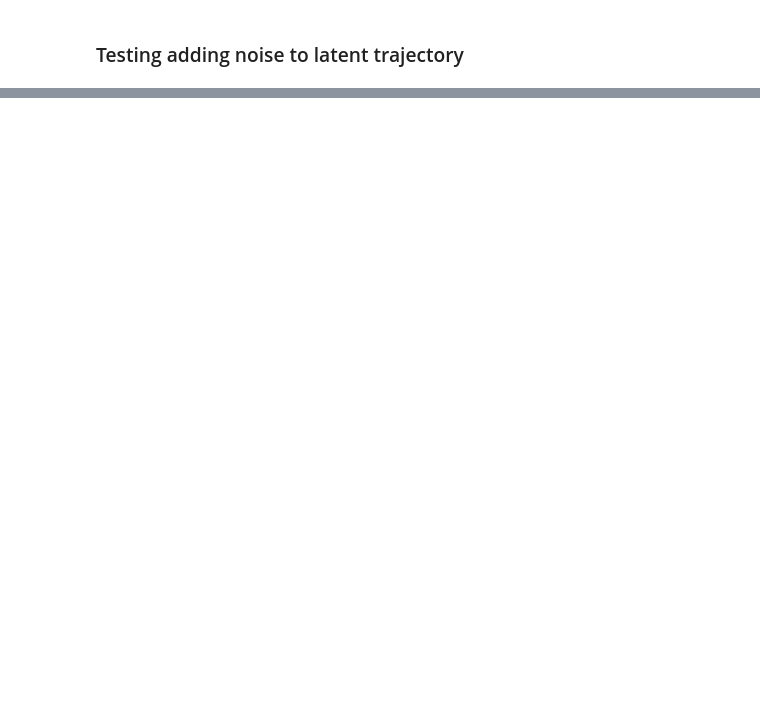
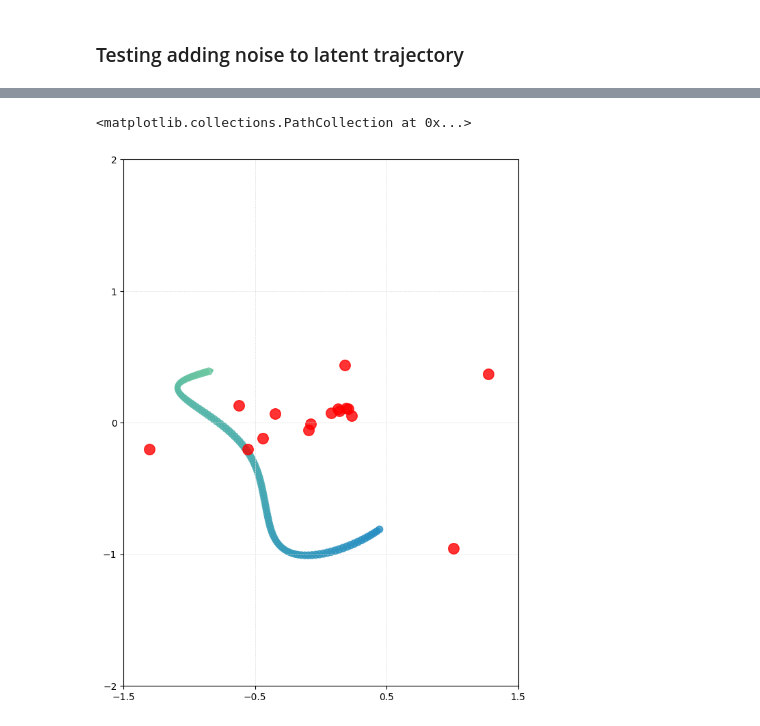
Before and after one commit to sparthaje/quadrotor-diffusion, a Jupyter notebook: notebooks/vae.ipynb, the cells around one changed output, grey strips where cells are left out. Drawn from its saved outputs; the diff is of its cells as text; code cells hidden in the pictures; blank space fills up the shorter version.

```diff
--- a/notebooks/vae.ipynb
+++ b/notebooks/vae.ipynb
@@ -167,0 +201,27 @@ plt.show()
+# %%
+sample = data[-2]
+ref_pos = normalizer.undo(sample)
+inp = torch.tensor(sample).float().unsqueeze(0).cuda()
+mu, _ = eval.encode(inp)
+mu = mu.squeeze(0).cpu().numpy()
+pca = PCA(n_components=3)
+mu_2d = pca.fit_transform(mu)[:, :2]
+
+fig, ax = plt.subplots(figsize=(8, 10))
+ax.set_xlim(-1.5, 1.5)
+ax.set_ylim(-2, 2)
+ax.set_aspect('equal')
+
+ax.set_xticks(np.arange(-1.5, 1.6, 1))
+ax.set_yticks(np.arange(-2, 2.1, 1))
+ax.grid(which='both', linestyle='--', linewidth=0.5)
+
+ref_vel = derive_trajectory(ref_pos, 30, order=1)
+point_sizes, colors = get_render_map(ref_vel, max_point_size=125, min_point_size=5)
+plt.scatter(ref_pos[:, 0], ref_pos[:, 1], s=point_sizes, c=colors, marker='o', alpha=0.8)
+
+vel = derive_trajectory(mu_2d, 1, order=1)
+plt.scatter(mu_2d[:, 0], mu_2d[:, 1], s=125, c='red', marker='o', alpha=0.8)
+# %% [output]
+<matplotlib.collections.PathCollection at 0x...>
+[figure, added]
```
Also changed, not shown: parts of 22 cells of this notebook, 15 other files.
